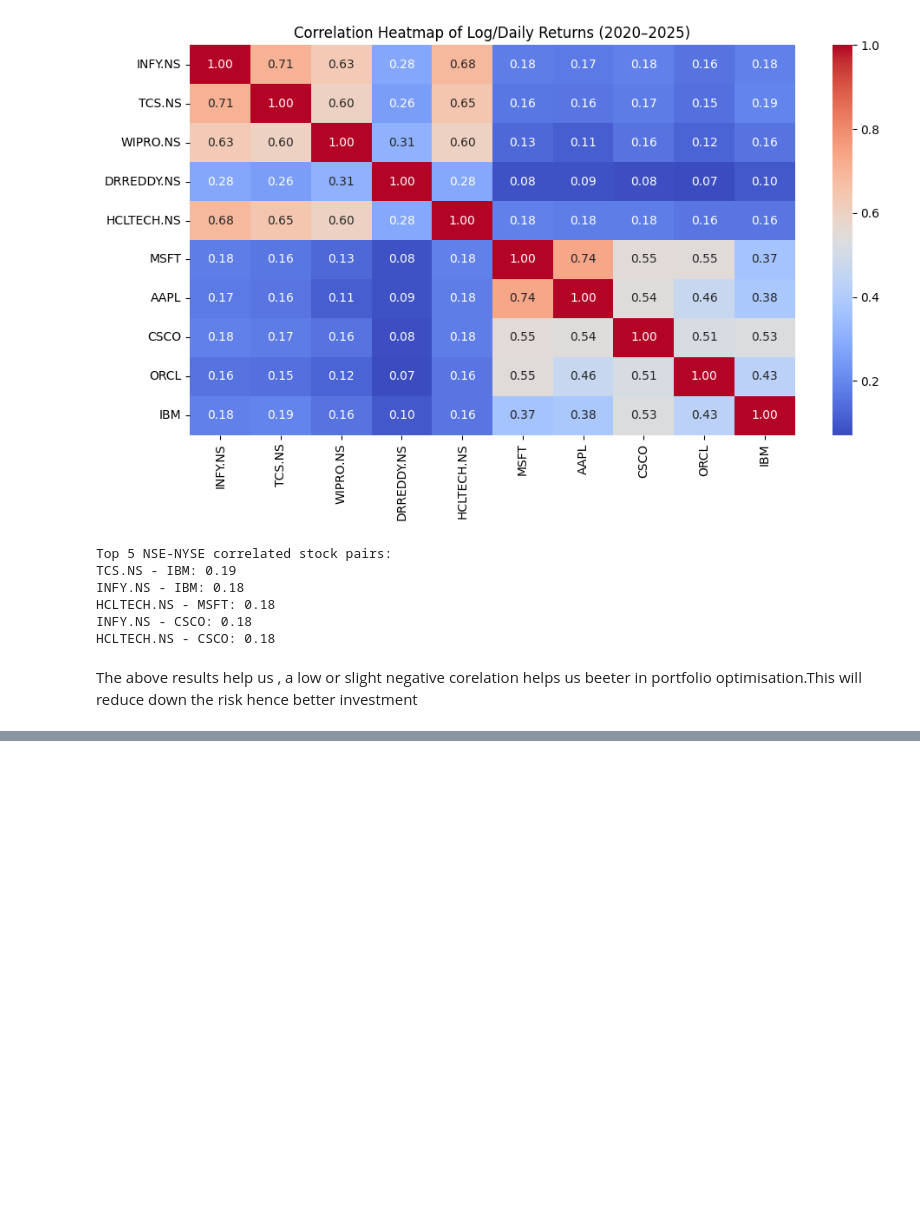
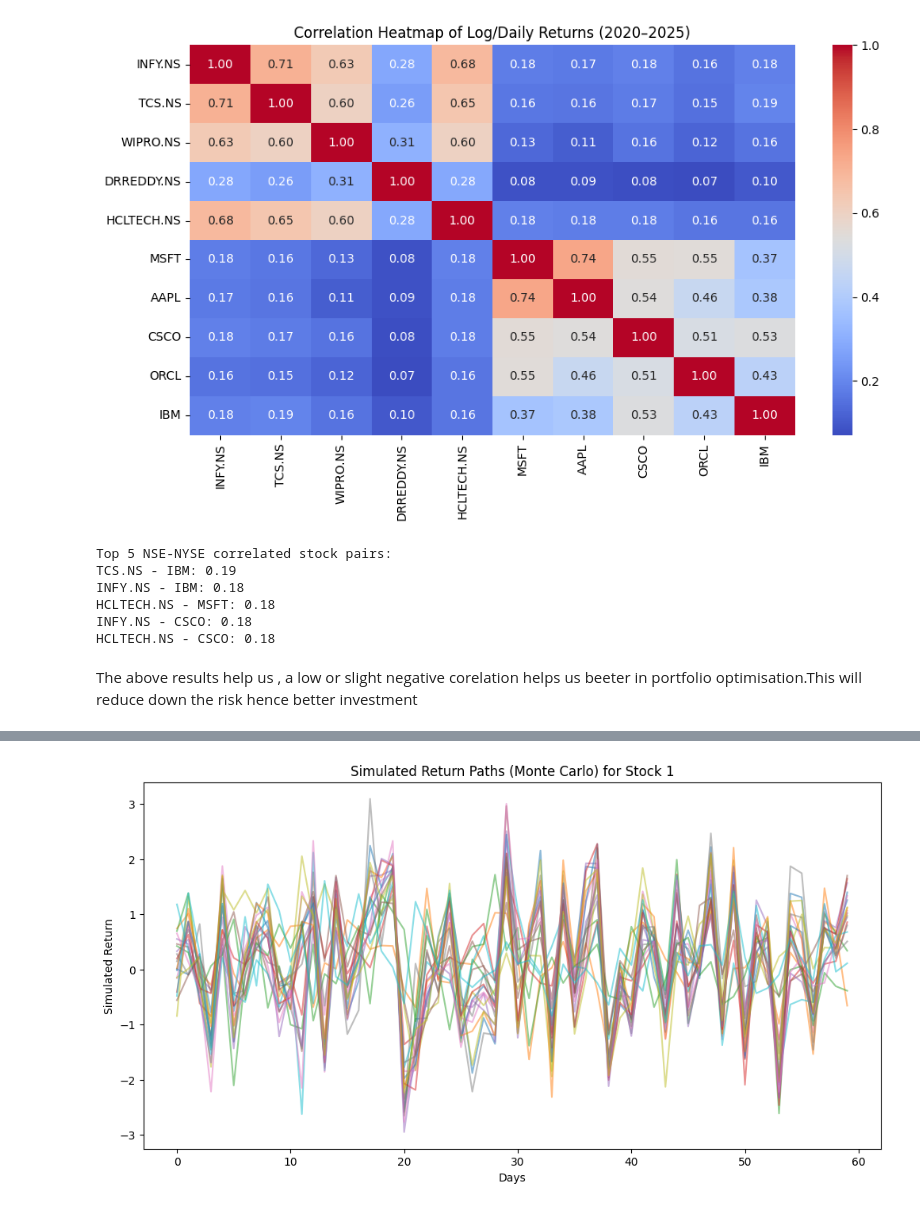
Before and after one commit to AdiXgit/QuantFin, a Jupyter notebook: future/qubo_formation.ipynb, the cells around one changed output, grey strips where cells are left out. Cells and saved outputs as stored; diff of their text form; code cells hidden in the pictures; blank space fills up the shorter version.

Commit message:
bult phase 3 , tried with just 1 stock

```diff
--- a/future/qubo_formation.ipynb
+++ b/future/qubo_formation.ipynb
@@ -131,0 +135,9 @@ The above results help us , a low or slight negative corelation helps us beeter
+# %%
+#sliding window for returns for training
+window_size  = 60 #2months of prev data to predict next day
+X = []
+for i in range(len(returns_scaled) - window_size):
+    X.append(returns_scaled.iloc[i:i + window_size].values)
+
+X = np.array(X)
+print(f"x shape: {X.shape}") #(samples,60,num_stocks)
@@ -131,0 +146,9 @@ The above results help us , a low or slight negative corelation helps us beeter
+# %%
+#montecarlo simulation
+mean_returns = returns.mean().values
+cov_matrix = returns.cov().values
+num_simulations = 1000
+num_days = 60
+
+#generating future paths
+simulated_paths = np.random.multivariate_normal(mean_returns, cov_matrix, size=(num_simulations, num_days))
@@ -131,0 +256,13 @@ The above results help us , a low or slight negative corelation helps us beeter
+# %%
+import matplotlib.pyplot as plt
+
+plt.figure(figsize=(12, 6))
+for i in range(20):  # plot a few simulations
+    plt.plot(simulated_paths[i, :, 0], alpha=0.5)  # example: 1st stock
+
+plt.title("Simulated Return Paths (Monte Carlo) for Stock 1")
+plt.xlabel("Days")
+plt.ylabel("Simulated Return")
+plt.show()
+# %% [output]
+[figure, added]
```
Also changed, not shown: parts of 5 cells of this notebook.
